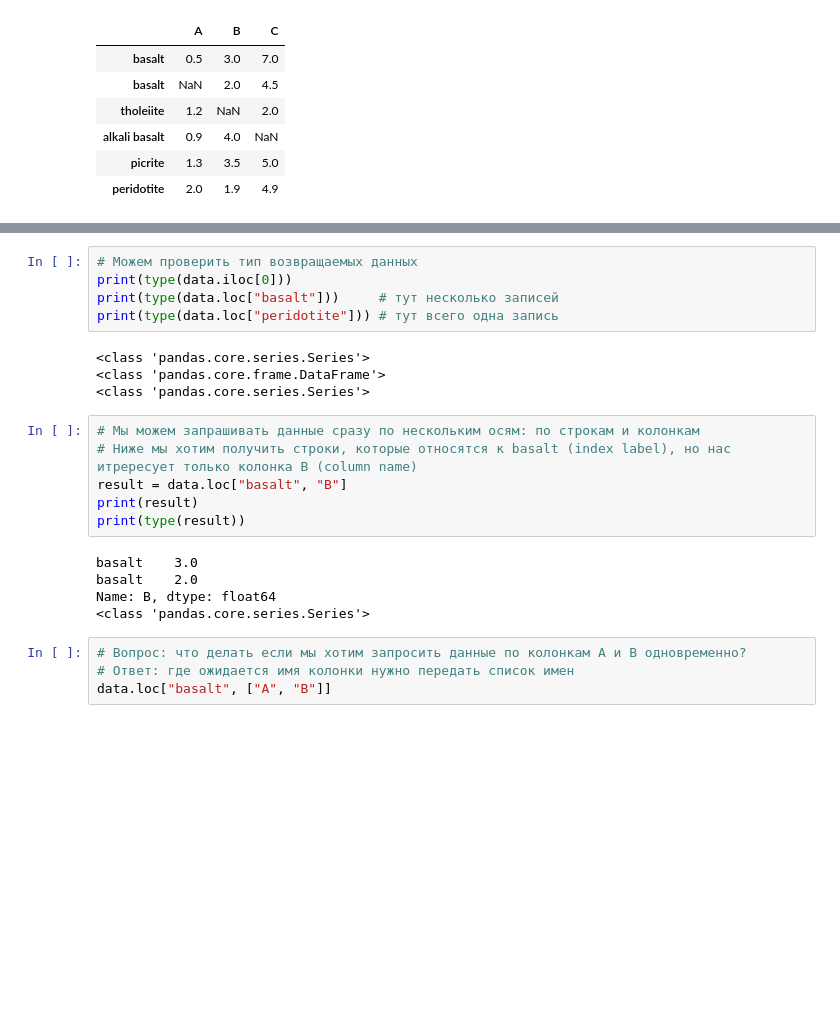
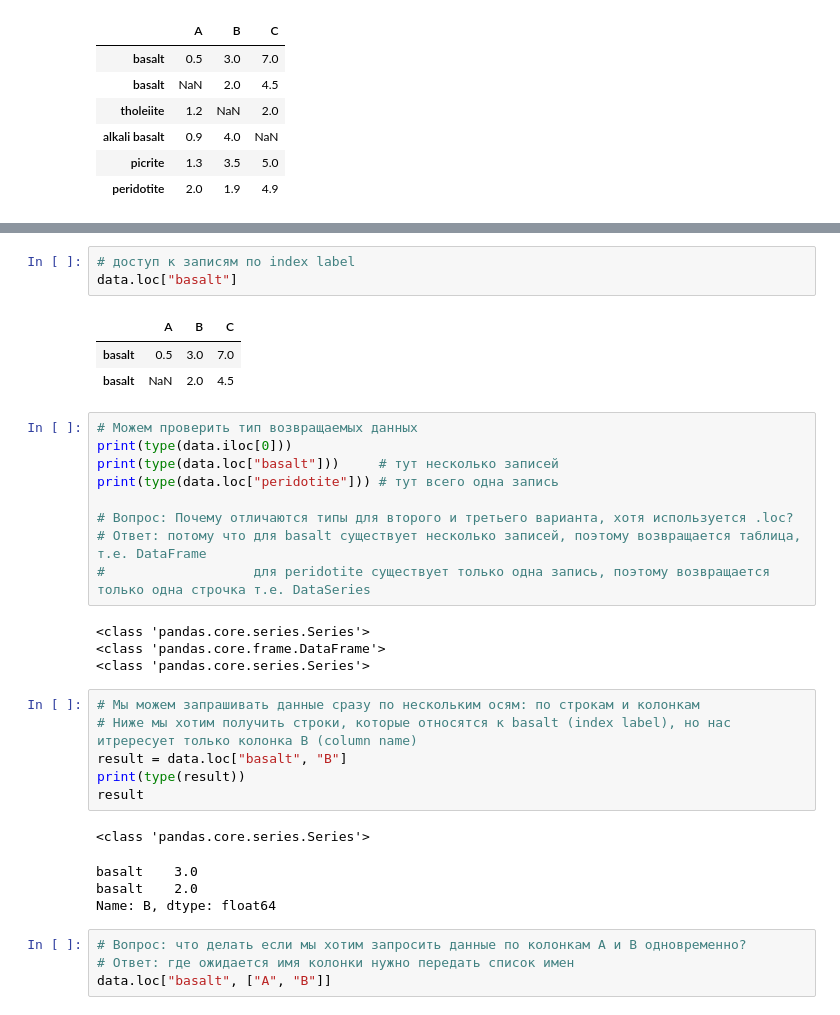
Before and after one commit to rzaitov/earth_spbu, a Jupyter notebook: day_3_pandas_dataframe.ipynb, the cells around one changed output, grey strips where cells are left out. Drawn from its saved outputs; the diff is of its cells as text; blank space fills up the shorter version.

```diff
--- a/day_2_pandas_dataframe.ipynb
+++ b/day_3_pandas_dataframe.ipynb
@@ -41,8 +43,19 @@ basalt  NaN  2.0  4.5
+# %%
+# доступ к записям по index label
+data.loc["basalt"]
+# %% [output]
+|  | A | B | C |
+| basalt | 0.5 | 3.0 | 7.0 |
+| basalt | NaN | 2.0 | 4.5 |
 # %%
 # Можем проверить тип возвращаемых данных
 print(type(data.iloc[0]))
 print(type(data.loc["basalt"]))     # тут несколько записей
 print(type(data.loc["peridotite"])) # тут всего одна запись
+
+# Вопрос: Почему отличаются типы для второго и третьего варианта, хотя используется .loc?
+# Ответ: потому что для basalt существует несколько записей, поэтому возвращается таблица, т.е. DataFrame
+#                   для peridotite существует только одна запись, поэтому возвращается только одна строчка т.е. DataSeries
 # %% [output]
 <class 'pandas.core.series.Series'>
 <class 'pandas.core.frame.DataFrame'>
@@ -51,13 +64,13 @@ print(type(data.loc["peridotite"])) # тут всего одна запись
 # Мы можем запрашивать данные сразу по нескольким осям: по строкам и колонкам
 # Ниже мы хотим получить строки, которые относятся к basalt (index label), но нас итрересует только колонка B (column name)
 result = data.loc["basalt", "B"]
-print(result)
 print(type(result))
+result
 # %% [output]
-basalt    3.0
-basalt    2.0
-Name: B, dtype: float64
 <class 'pandas.core.series.Series'>
+basalt    3.0
+basalt    2.0
+Name: B, dtype: float64
 # %%
 # Вопрос: что делать если мы хотим запросить данные по колонкам А и B одновременно?
 # Ответ: где ожидается имя колонки нужно передать список имен
```
Also changed, not shown: parts of 13 cells of this notebook, 1 other file.
